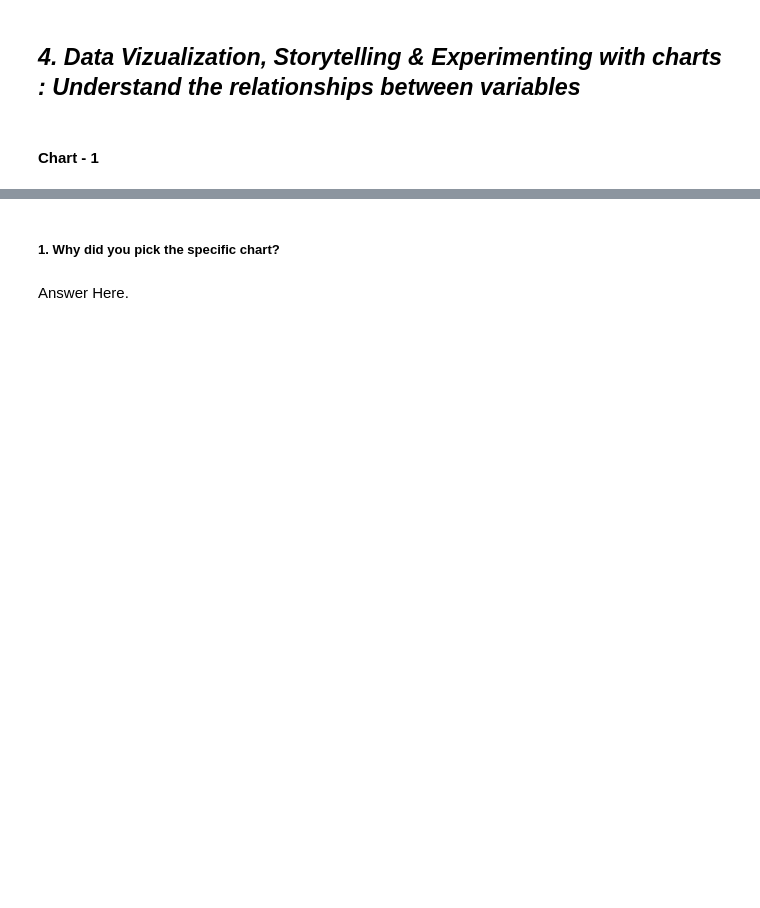
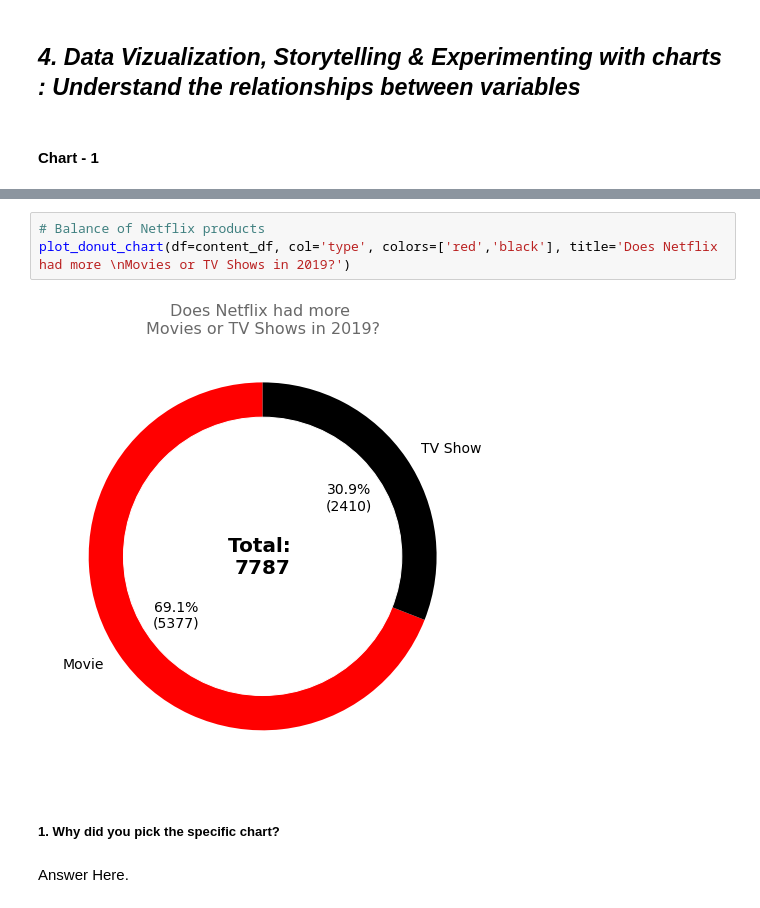
Before and after one commit to Kaustubh-Amare/Netflix-movies-and-tv-shows-clustering-ML, a Jupyter notebook: Netflix_Movies_&_TV_shows_clustering_ML.ipynb, the cells around one changed output, grey strips where cells are left out. Cells and saved outputs as stored; diff of their text form; blank space fills up the shorter version.

```diff
--- a/Netflix_Movies_&_TV_shows_clustering_ML.ipynb
+++ b/Netflix_Movies_&_TV_shows_clustering_ML.ipynb
@@ -249,3 +414,8 @@ Answer Here.
+# %%
+# Balance of Netflix products
+plot_donut_chart(df=content_df, col='type', colors=['red','black'], title='Does Netflix had more \nMovies or TV Shows in 2019?')
+# %% [output]
+[figure, added]
 # %% [markdown]
 ##### 1. Why did you pick the specific chart?
 # %% [markdown]
```
Also changed, not shown: parts of 25 cells of this notebook.
